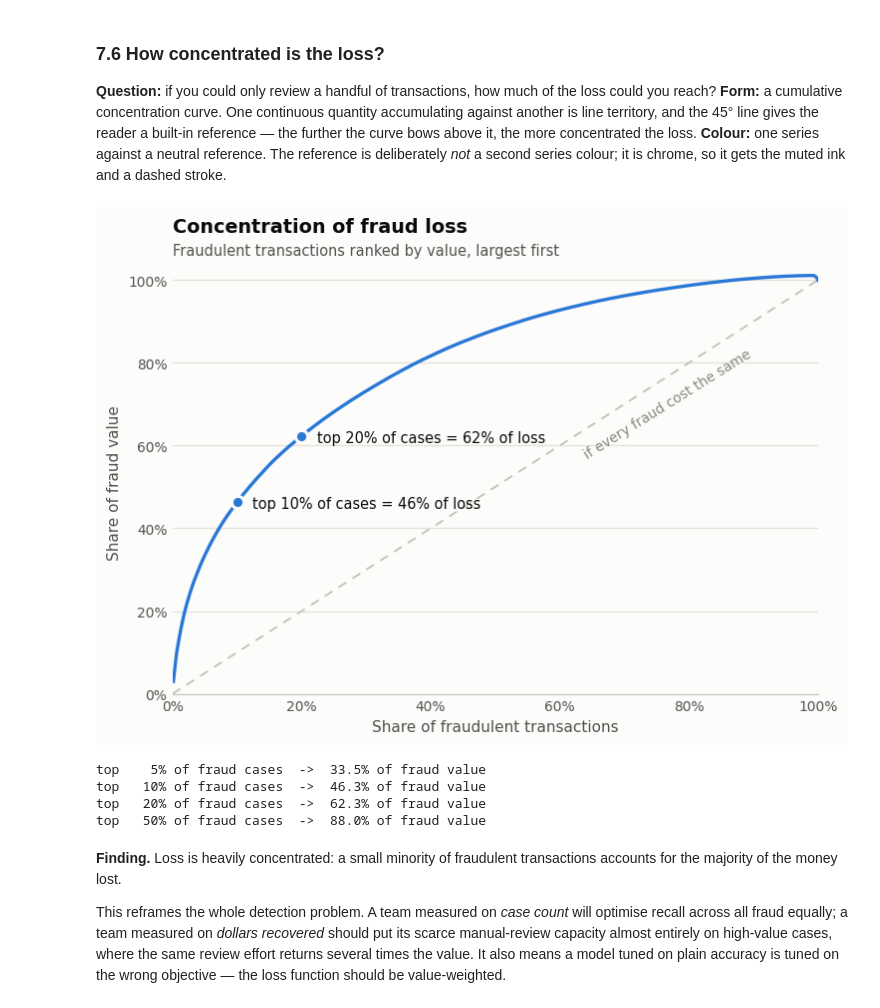
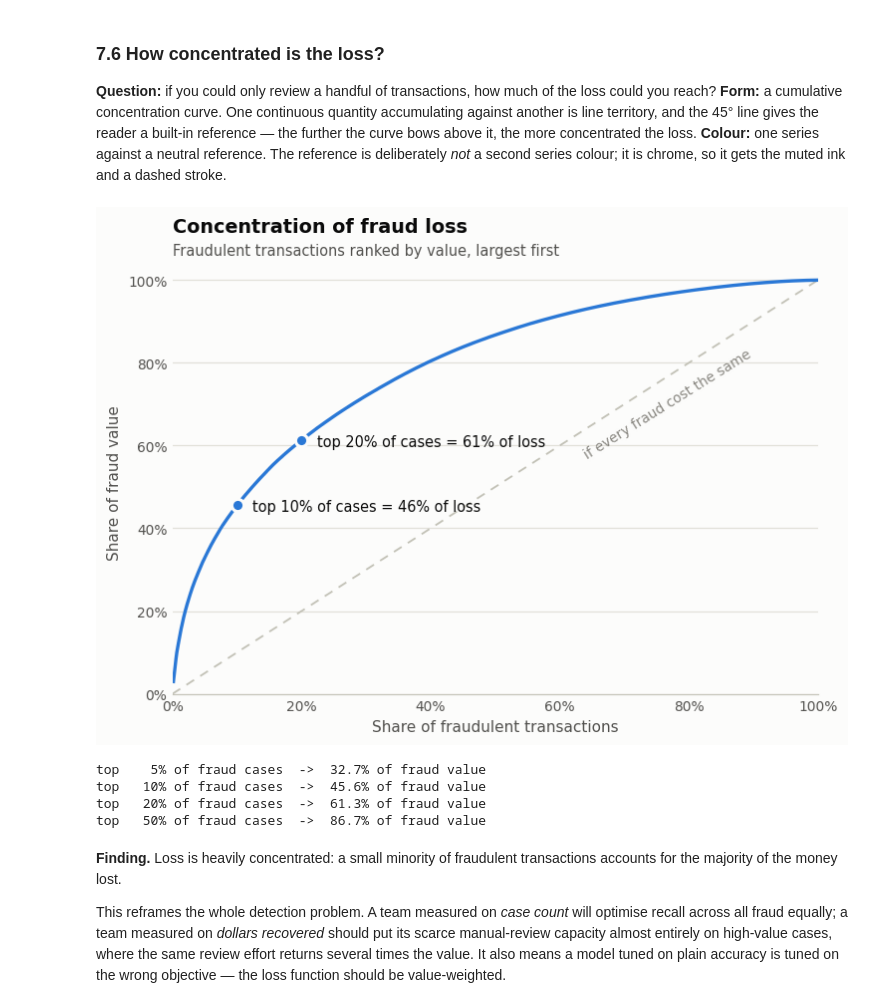
Before and after one commit to rongshiu/paynet_iv, a Jupyter notebook: notebooks/01_credit_card_transactions.ipynb, the cells around one changed output. Saved outputs shown, nothing was run; the diff lists cells and outputs as text; code cells hidden in the pictures.

```diff
--- a/notebooks/01_credit_card_transactions.ipynb
+++ b/notebooks/01_credit_card_transactions.ipynb
@@ -330,16 +414,14 @@ unresolved   : none
 # %%
-# Rename onto the target names. Anything unresolved is materialised as a typed
-# NULL rather than being absent, so the downstream schema is stable whatever the
-# producer sends.
-projection = [
-    F.col(f"`{src}`").alias(tgt) for tgt, src in resolved.items()
-]
+# Rename onto the target names. `missing` is empty unless STRICT_SCHEMA was
+# turned off above, in which case the column is materialised as a typed NULL so
+# the downstream schema stays stable.
+projection = [F.col(f"`{src}`").alias(tgt) for tgt, src in resolved.items()]
 projection += [F.lit(None).cast("string").alias(m) for m in missing]
 
 tabular_df = flat_df.select(projection)
 
 print(f"{tabular_df.count():,} rows x {len(tabular_df.columns)} columns")
-tabular_df.limit(5).toPandas()
+redact(tabular_df.limit(5).toPandas())
 # %% [output]
 40,640 rows x 25 columns
 |  | Unnamed: 0 | trans_date_trans_time | cc_num | merchant | category | amt | gender | street | city | ... |
@@ -1595,12 +1827,13 @@ feat_df = (
     .withColumn("distance_km",
                 F.round(haversine_km(F.col("lat"), F.col("long"),
                                      F.col("merch_lat"), F.col("merch_long")), 2))
-    .withColumn("local_ts", F.from_utc_timestamp("trans_date_trans_time", DISPLAY_TZ))
+    # The typed instants, not the delivered UTC+8 strings — see §5.5.
+    .withColumn("local_ts", F.from_utc_timestamp("trans_date_trans_time_utc", DISPLAY_TZ))
     .withColumn("local_hour", F.hour("local_ts"))
     .withColumn("local_dow", F.date_format("local_ts", "E"))
     .withColumn("local_date", F.to_date("local_ts"))
     .withColumn("merchant_tenure_days",
-                F.datediff(F.col("trans_date_trans_time"), F.col("merch_eff_time")))
+                F.datediff(F.col("trans_date_trans_time_utc"), F.col("merch_eff_time_utc")))
     .withColumn("amt_zscore_in_category",
                 F.round((F.col("amt") - F.avg("amt").over(w_cat))
                         / F.stddev("amt").over(w_cat), 3))
@@ -1667,7 +1920,8 @@ def fraud_rate_by(frame, col, min_base=50):
         frame.groupBy(col)
         .agg(F.count("*").alias("txns"),
              F.sum("is_fraud").alias("fraud_txns"),
-             F.sum(F.when(F.col("is_fraud") == 1, F.col("amt")).otherwise(0.0)).alias("fraud_amt"),
+             F.sum(F.when((F.col("is_fraud") == 1) & (F.col("amt") > 0), F.col("amt"))
+                   .otherwise(0.0)).alias("fraud_amt"),   # positive only — see the KPI cell
              F.avg("amt").alias("avg_amt"))
         .toPandas()
     )
@@ -1678,10 +1932,10 @@ def fraud_rate_by(frame, col, min_base=50):
 
 fig = vz.stat_tiles([
     ("Transactions",      f"{int(kpi['txns']):,}",        f"{kpi['from_date']} to {kpi['to_date']}"),
-    ("Cardholders",       f"{int(kpi['customers']):,}",   "distinct tokens"),
+    ("Cards",             f"{int(kpi['cards']):,}",       "distinct card tokens"),
     ("Total value",       f"${kpi['total_amt']/1e6:,.2f}M", "cleaned rows only"),
     ("Fraud rate",        f"{OVERALL_FRAUD_RATE:.2%}",    f"{int(kpi['fraud_txns']):,} transactions"),
-    ("Value at risk",     f"${kpi['fraud_amt']/1e3:,.0f}K", f"{kpi['fraud_amt']/kpi['total_amt']:.2%} of total value"),
+    ("Value at risk",     f"${kpi['fraud_amt']/1e3:,.0f}K", f"{kpi['fraud_amt']/kpi['total_amt']:.2%} of total, refunds excluded"),
 ])
 vz.save(fig, "02_kpi_tiles")
 plt.show()
@@ -2125,8 +2383,11 @@ above it, the more concentrated the loss.
 **Colour:** one series against a neutral reference. The reference is deliberately *not* a second
 series colour; it is chrome, so it gets the muted ink and a dashed stroke.
 # %%
+# Positive amounts only, consistent with the KPI cell: a refund is not a loss,
+# and including negatives here would let the cumulative curve run backwards.
 fraud_amts = np.sort(
-    feat_df.filter(F.col("is_fraud") == 1).select("amt").toPandas()["amt"].values
+    feat_df.filter((F.col("is_fraud") == 1) & (F.col("amt") > 0))
+           .select("amt").toPandas()["amt"].values
 )[::-1]
 cum_share = np.cumsum(fraud_amts) / fraud_amts.sum()
 txn_share = np.arange(1, len(fraud_amts) + 1) / len(fraud_amts)
@@ -2135,38 +2396,38 @@ fig, ax = plt.subplots(figsize=(7.6, 5.0))
 ax.plot([0, 1], [0, 1], color=vz.INK["axis"], linewidth=1.2, linestyle=(0, (5, 4)))
 ax.annotate("if every fraud cost the same", xy=(0.62, 0.62), xytext=(6, -14),
             textcoords="offset points", fontsize=9, color=vz.INK["muted"], rotation=32)
 ax.plot(txn_share, cum_share, color=vz.CATEGORICAL[0], linewidth=2.2)
 
 for mark in (0.10, 0.20):
     i = max(int(mark * len(fraud_amts)) - 1, 0)
     ax.plot([mark], [cum_share[i]], marker="o", markersize=8,
             color=vz.CATEGORICAL[0], markeredgecolor=vz.INK["surface"], markeredgewidth=2, zorder=5)
     ax.annotate(f"top {mark:.0%} of cases = {cum_share[i]:.0%} of loss",
                 xy=(mark, cum_share[i]), xytext=(10, -4), textcoords="offset points",
                 fontsize=9.5, color=vz.INK["primary"])
 
 ax.set_title("Concentration of fraud loss")
 vz.subtitle(ax, "Fraudulent transactions ranked by value, largest first")
 ax.set_xlabel("Share of fraudulent transactions")
 ax.set_ylabel("Share of fraud value")
 ax.set_xlim(0, 1)
 ax.set_ylim(0, 1.02)
 ax.xaxis.set_major_formatter(lambda v, _: f"{v:.0%}")
 ax.yaxis.set_major_formatter(lambda v, _: f"{v:.0%}")
 vz.strip_x_grid(ax)
 
 vz.save(fig, "08_loss_concentration")
 plt.show()
 
 for mark in (0.05, 0.10, 0.20, 0.50):
     i = max(int(mark * len(fraud_amts)) - 1, 0)
     print(f"top {mark:>5.0%} of fraud cases  ->  {cum_share[i]:.1%} of fraud value")
 # %% [output]
-[figure, old version]
+[figure, new version]
-top    5% of fraud cases  ->  33.5% of fraud value
-top   10% of fraud cases  ->  46.3% of fraud value
-top   20% of fraud cases  ->  62.3% of fraud value
-top   50% of fraud cases  ->  88.0% of fraud value
+top    5% of fraud cases  ->  32.7% of fraud value
+top   10% of fraud cases  ->  45.6% of fraud value
+top   20% of fraud cases  ->  61.3% of fraud value
+top   50% of fraud cases  ->  86.7% of fraud value
 # %% [markdown]
 **Finding.** Loss is heavily concentrated: a small minority of fraudulent transactions accounts for
 the majority of the money lost.
```
Also changed, not shown: parts of 28 cells of this notebook, 1 other file.
